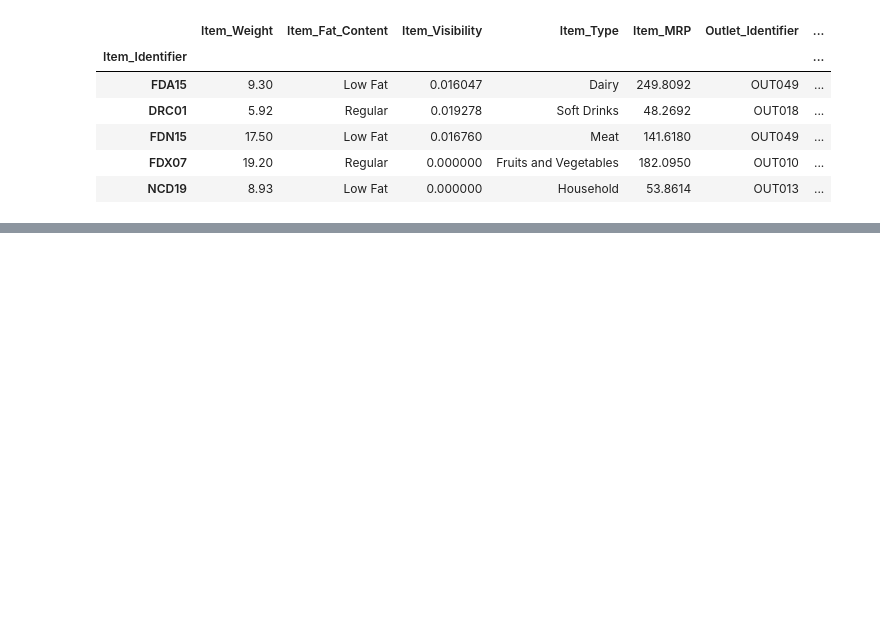
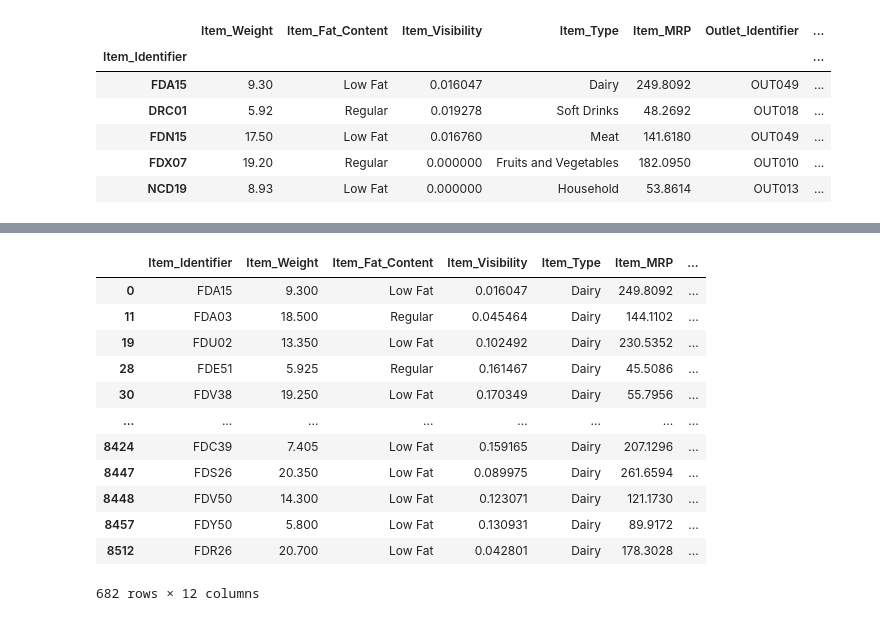
Before and after one commit to peterwainah/Data_analysi, a Jupyter notebook: Kaggle with pandas.ipynb, the cells around one changed output, grey strips where cells are left out. Drawn from its saved outputs; the diff is of its cells as text; code cells hidden in the pictures; blank space fills up the shorter version.

```diff
--- a/Kaggle with pandas.ipynb
+++ b/Kaggle with pandas.ipynb
@@ -64,0 +194,17 @@ unnamed.head()
+# %%
+#The result above can be used inside loc
+data.loc[data.Item_Type =='Dairy']
+# %% [output]
+|  | Item_Identifier | Item_Weight | Item_Fat_Content | Item_Visibility | Item_Type | Item_MRP | ... |
+| 0 | FDA15 | 9.300 | Low Fat | 0.016047 | Dairy | 249.8092 | ... |
+| 11 | FDA03 | 18.500 | Regular | 0.045464 | Dairy | 144.1102 | ... |
+| 19 | FDU02 | 13.350 | Low Fat | 0.102492 | Dairy | 230.5352 | ... |
+| 28 | FDE51 | 5.925 | Regular | 0.161467 | Dairy | 45.5086 | ... |
+| 30 | FDV38 | 19.250 | Low Fat | 0.170349 | Dairy | 55.7956 | ... |
+| ... | ... | ... | ... | ... | ... | ... | ... |
+| 8424 | FDC39 | 7.405 | Low Fat | 0.159165 | Dairy | 207.1296 | ... |
+| 8447 | FDS26 | 20.350 | Low Fat | 0.089975 | Dairy | 261.6594 | ... |
+| 8448 | FDV50 | 14.300 | Low Fat | 0.123071 | Dairy | 121.1730 | ... |
+| 8457 | FDY50 | 5.800 | Low Fat | 0.130931 | Dairy | 89.9172 | ... |
+| 8512 | FDR26 | 20.700 | Low Fat | 0.042801 | Dairy | 178.3028 | ... |
+682 rows × 12 columns
```
Also changed, not shown: parts of 20 cells of this notebook, 1 other file.
